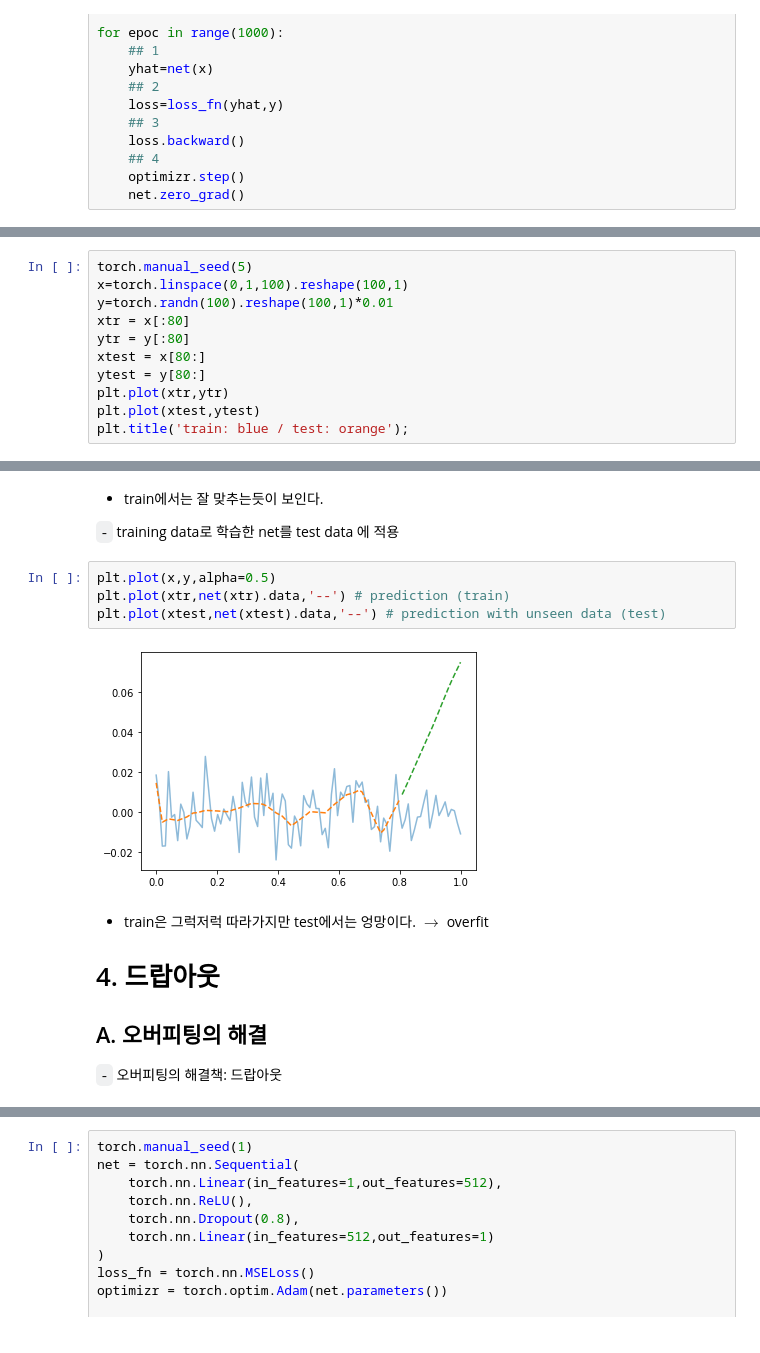
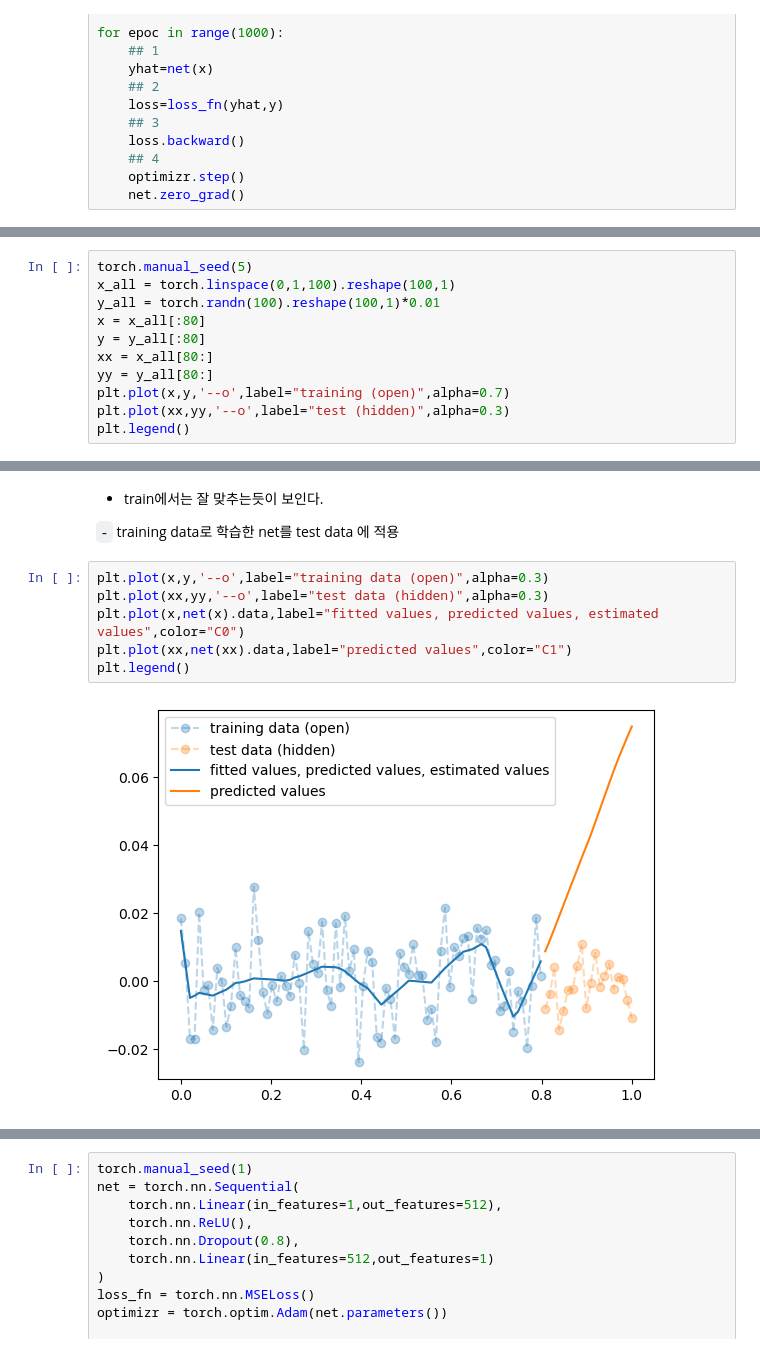
Before and after one commit to guebin/DL2024, a Jupyter notebook: docs/posts/04wk-2.out.ipynb, the cells around one changed output, grey strips where cells are left out. Saved outputs shown, nothing was run; the diff lists cells and outputs as text.

```diff
--- a/docs/posts/04wk-2.out.ipynb
+++ b/docs/posts/04wk-2.out.ipynb
@@ -82,12 +85,12 @@ plt.plot(x,net(x).data,'--')
 # %%
 torch.manual_seed(5)
-x=torch.linspace(0,1,100).reshape(100,1)
-y=torch.randn(100).reshape(100,1)*0.01
-xtr = x[:80]
-ytr = y[:80]
-xtest = x[80:]
-ytest = y[80:]
-plt.plot(xtr,ytr)
-plt.plot(xtest,ytest)
-plt.title('train: blue / test: orange');
+x_all = torch.linspace(0,1,100).reshape(100,1)
+y_all = torch.randn(100).reshape(100,1)*0.01
+x = x_all[:80]
+y = y_all[:80]
+xx = x_all[80:]
+yy = y_all[80:]
+plt.plot(x,y,'--o',label="training (open)",alpha=0.7)
+plt.plot(xx,yy,'--o',label="test (hidden)",alpha=0.3)
+plt.legend()
 # %% [output]
@@ -123,18 +128,12 @@ plt.plot(xtr,net(xtr).data,'--') # prediction (train)
-# %% [markdown]
--   train에서는 잘 맞추는듯이 보인다.
-
-`-` training data로 학습한 net를 test data 에 적용
+# %% [markdown]
+-   train에서는 잘 맞추는듯이 보인다.
+
+`-` training data로 학습한 net를 test data 에 적용
 # %%
-plt.plot(x,y,alpha=0.5)
-plt.plot(xtr,net(xtr).data,'--') # prediction (train)
-plt.plot(xtest,net(xtest).data,'--') # prediction with unseen data (test)
+plt.plot(x,y,'--o',label="training data (open)",alpha=0.3)
+plt.plot(xx,yy,'--o',label="test data (hidden)",alpha=0.3)
+plt.plot(x,net(x).data,label="fitted values, predicted values, estimated values",color="C0")
+plt.plot(xx,net(xx).data,label="predicted values",color="C1")
+plt.legend()
 # %% [output]
-[figure, old version]
+[figure, new version]
-# %% [markdown]
--   train은 그럭저럭 따라가지만 test에서는 엉망이다. $\to$ overfit
-
-# 4. 드랍아웃
-
-## A. 오버피팅의 해결
-
-`-` 오버피팅의 해결책: 드랍아웃
```
Also changed, not shown: parts of 52 cells of this notebook, 34 other files.
